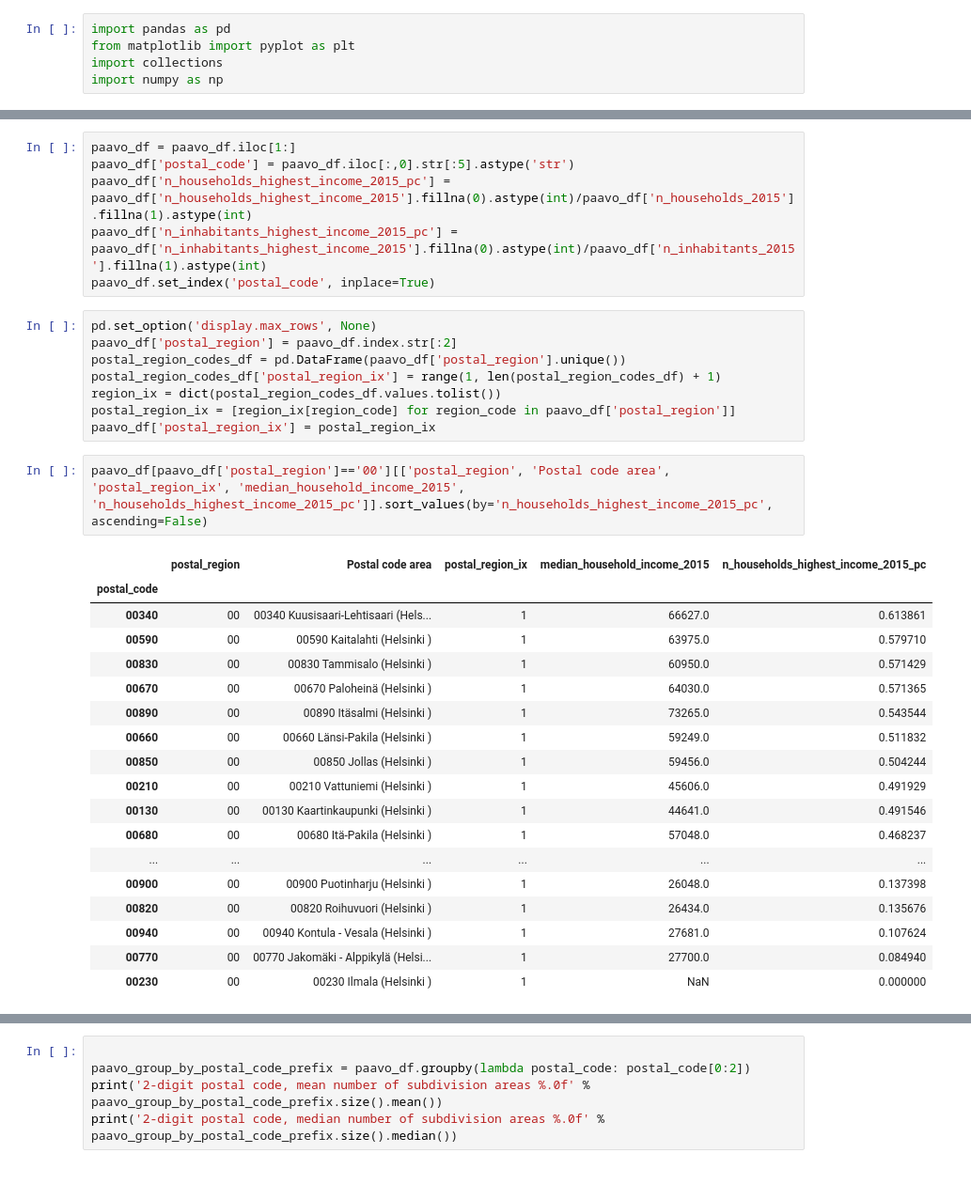
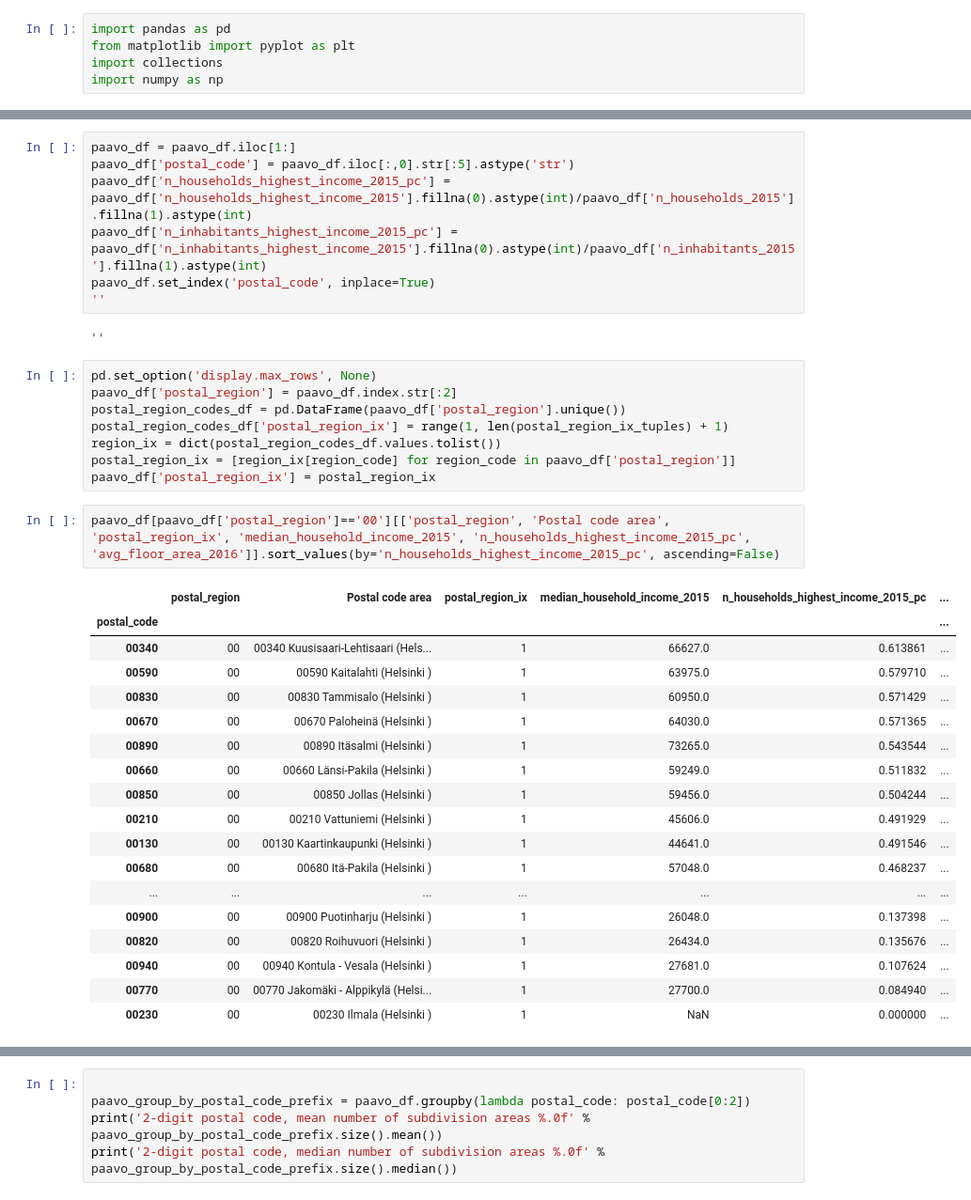
Before and after one commit to Manezki/Finland-Wealth-Segregation, a Jupyter notebook: notebooks/Postal code area segregation study II - RegionalComparison.ipynb, the cells around one changed output, grey strips where cells are left out. Shown at 94% size. Drawn from its saved outputs; the diff is of its cells as text.

```diff
--- a/notebooks/Postal code area segregation study I - Data wrangling.ipynb
+++ b/notebooks/Postal code area segregation study II - RegionalComparison.ipynb
@@ -149,35 +149,38 @@ paavo_df['postal_code'] = paavo_df.iloc[:,0].str[:5].astype('str')
 paavo_df['n_households_highest_income_2015_pc'] = paavo_df['n_households_highest_income_2015'].fillna(0).astype(int)/paavo_df['n_households_2015'].fillna(1).astype(int)
 paavo_df['n_inhabitants_highest_income_2015_pc'] = paavo_df['n_inhabitants_highest_income_2015'].fillna(0).astype(int)/paavo_df['n_inhabitants_2015'].fillna(1).astype(int)
 paavo_df.set_index('postal_code', inplace=True)
+''
+# %% [output]
+''
 # %%
 pd.set_option('display.max_rows', None)
 paavo_df['postal_region'] = paavo_df.index.str[:2]
 postal_region_codes_df = pd.DataFrame(paavo_df['postal_region'].unique())
-postal_region_codes_df['postal_region_ix'] = range(1, len(postal_region_codes_df) + 1)
+postal_region_codes_df['postal_region_ix'] = range(1, len(postal_region_ix_tuples) + 1)
 region_ix = dict(postal_region_codes_df.values.tolist())
 postal_region_ix = [region_ix[region_code] for region_code in paavo_df['postal_region']]
 paavo_df['postal_region_ix'] = postal_region_ix
 # %%
-paavo_df[paavo_df['postal_region']=='00'][['postal_region', 'Postal code area', 'postal_region_ix', 'median_household_income_2015', 'n_households_highest_income_2015_pc']].sort_values(by='n_households_highest_income_2015_pc', ascending=False)
+paavo_df[paavo_df['postal_region']=='00'][['postal_region', 'Postal code area', 'postal_region_ix', 'median_household_income_2015', 'n_households_highest_income_2015_pc', 'avg_floor_area_2016']].sort_values(by='n_households_highest_income_2015_pc', ascending=False)
 # %% [output]
-|  | postal_region | Postal code area | postal_region_ix | median_household_income_2015 | n_households_highest_income_2015_pc |
-| postal_code |  |  |  |  |  |
-| 00340 | 00 | 00340 Kuusisaari-Lehtisaari (Hels... | 1 | 66627.0 | 0.613861 |
-| 00590 | 00 | 00590 Kaitalahti (Helsinki ) | 1 | 63975.0 | 0.579710 |
-| 00830 | 00 | 00830 Tammisalo (Helsinki ) | 1 | 60950.0 | 0.571429 |
-| 00670 | 00 | 00670 Paloheinä (Helsinki ) | 1 | 64030.0 | 0.571365 |
-| 00890 | 00 | 00890 Itäsalmi (Helsinki ) | 1 | 73265.0 | 0.543544 |
-| 00660 | 00 | 00660 Länsi-Pakila (Helsinki ) | 1 | 59249.0 | 0.511832 |
-| 00850 | 00 | 00850 Jollas (Helsinki ) | 1 | 59456.0 | 0.504244 |
-| 00210 | 00 | 00210 Vattuniemi (Helsinki ) | 1 | 45606.0 | 0.491929 |
-| 00130 | 00 | 00130 Kaartinkaupunki (Helsinki ) | 1 | 44641.0 | 0.491546 |
-| 00680 | 00 | 00680 Itä-Pakila (Helsinki ) | 1 | 57048.0 | 0.468237 |
-| ... | ... | ... | ... | ... | ... |
-| 00900 | 00 | 00900 Puotinharju (Helsinki ) | 1 | 26048.0 | 0.137398 |
-| 00820 | 00 | 00820 Roihuvuori (Helsinki ) | 1 | 26434.0 | 0.135676 |
-| 00940 | 00 | 00940 Kontula - Vesala (Helsinki ) | 1 | 27681.0 | 0.107624 |
-| 00770 | 00 | 00770 Jakomäki - Alppikylä (Helsi... | 1 | 27700.0 | 0.084940 |
-| 00230 | 00 | 00230 Ilmala (Helsinki ) | 1 | NaN | 0.000000 |
+|  | postal_region | Postal code area | postal_region_ix | median_household_income_2015 | n_households_highest_income_2015_pc | ... |
+| postal_code |  |  |  |  |  | ... |
+| 00340 | 00 | 00340 Kuusisaari-Lehtisaari (Hels... | 1 | 66627.0 | 0.613861 | ... |
+| 00590 | 00 | 00590 Kaitalahti (Helsinki ) | 1 | 63975.0 | 0.579710 | ... |
+| 00830 | 00 | 00830 Tammisalo (Helsinki ) | 1 | 60950.0 | 0.571429 | ... |
+| 00670 | 00 | 00670 Paloheinä (Helsinki ) | 1 | 64030.0 | 0.571365 | ... |
+| 00890 | 00 | 00890 Itäsalmi (Helsinki ) | 1 | 73265.0 | 0.543544 | ... |
+| 00660 | 00 | 00660 Länsi-Pakila (Helsinki ) | 1 | 59249.0 | 0.511832 | ... |
+| 00850 | 00 | 00850 Jollas (Helsinki ) | 1 | 59456.0 | 0.504244 | ... |
+| 00210 | 00 | 00210 Vattuniemi (Helsinki ) | 1 | 45606.0 | 0.491929 | ... |
+| 00130 | 00 | 00130 Kaartinkaupunki (Helsinki ) | 1 | 44641.0 | 0.491546 | ... |
+| 00680 | 00 | 00680 Itä-Pakila (Helsinki ) | 1 | 57048.0 | 0.468237 | ... |
+| ... | ... | ... | ... | ... | ... | ... |
+| 00900 | 00 | 00900 Puotinharju (Helsinki ) | 1 | 26048.0 | 0.137398 | ... |
+| 00820 | 00 | 00820 Roihuvuori (Helsinki ) | 1 | 26434.0 | 0.135676 | ... |
+| 00940 | 00 | 00940 Kontula - Vesala (Helsinki ) | 1 | 27681.0 | 0.107624 | ... |
+| 00770 | 00 | 00770 Jakomäki - Alppikylä (Helsi... | 1 | 27700.0 | 0.084940 | ... |
+| 00230 | 00 | 00230 Ilmala (Helsinki ) | 1 | NaN | 0.000000 | ... |
 # %%
 paavo_df.groupby(by=['postal_region']).size()
 # %% [output]
```
Also changed, not shown: parts of 16 cells of this notebook.
